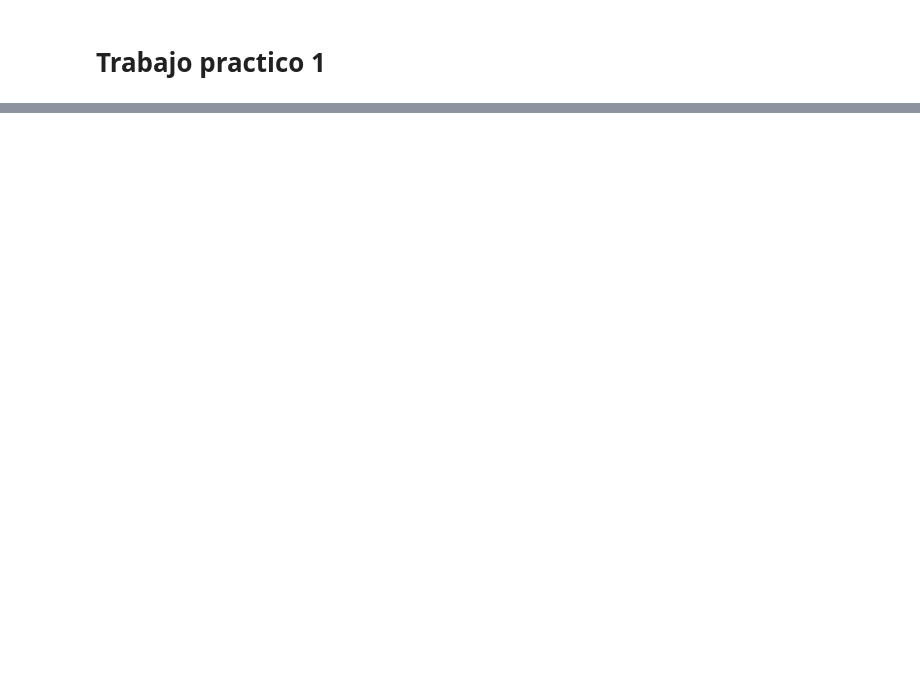
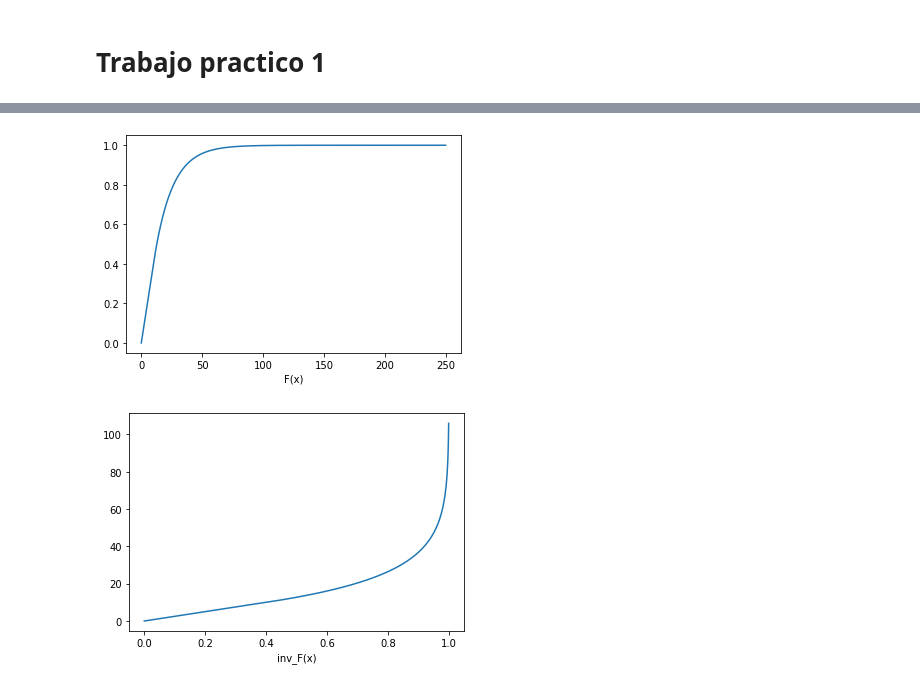
Before and after one commit to BlancoSebastianEzequiel/7526-TP1, a Jupyter notebook: Informe TP1 - 7526.ipynb, the cells around one changed output, grey strips where cells are left out. Drawn from its saved outputs; the diff is of its cells as text; code cells hidden in the pictures; blank space fills up the shorter version.

```diff
--- a/Informe TP1 - 7526.ipynb
+++ b/Informe TP1 - 7526.ipynb
@@ -68,0 +100,37 @@ gcl_with_histogram(iterations= 100000)
+# %%
+#b
+def generate_F(lambda_):
+    def F_(t):
+        if 0 <= t < 10:
+            return (1 / 25) * t
+        elif 10 <= t:
+            return -3 / 5 * np.exp(lambda_ * (10 - t)) + (10 / 25 + 3 / 5)
+        else:
+            raise Exception('F: t has to be positive or zero')
+
+    return F_
+
+
+def generate_inv_F(lambda_):
+    def inv_F_(t):
+        if 0 <= t < 10 / 25:
+            return 25 * t
+        elif 10 / 25 <= t <= 1:
+            return 10 - (1 / lambda_) * np.log((5 / 3) * ((10 / 25) + (3 / 5) - t))
+        else:
+            raise Exception('inv_F: t has to be between 0 and 1')
+
+    return inv_F_
+
+plt.plot(x, y_values(x, function=generate_F(_lambda)))
+plt.xlabel('F(x)')
+plt.show()
+
+x = x_values(start=0, end=0.999, step=0.001)
+
+plt.plot(x, y_values(x, function=generate_inv_F(_lambda)))
+plt.xlabel('inv_F(x)')
+plt.show()
+# %% [output]
+[figure, added]
+[figure, added]
```
Also changed, not shown: parts of 13 cells of this notebook, 4 other files.
